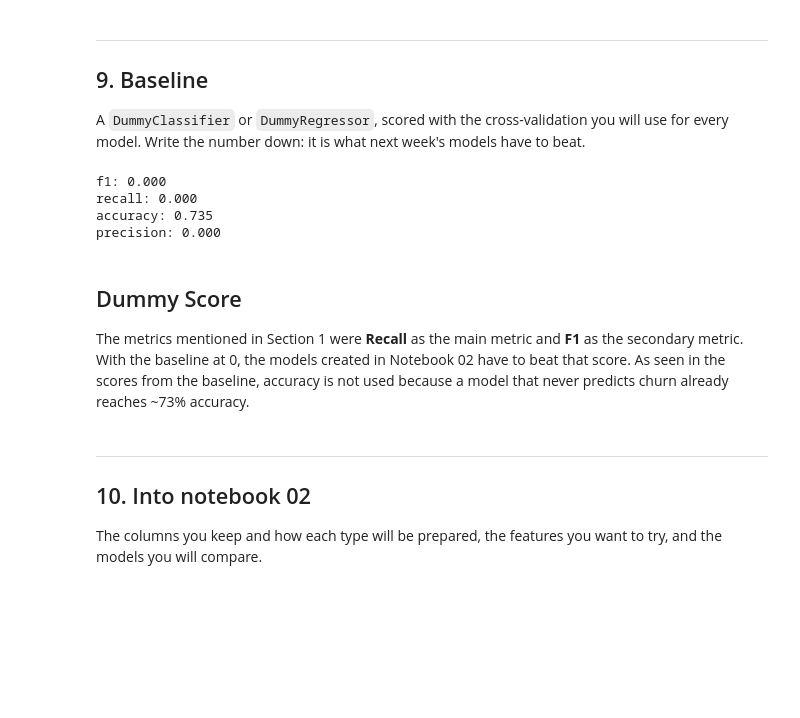
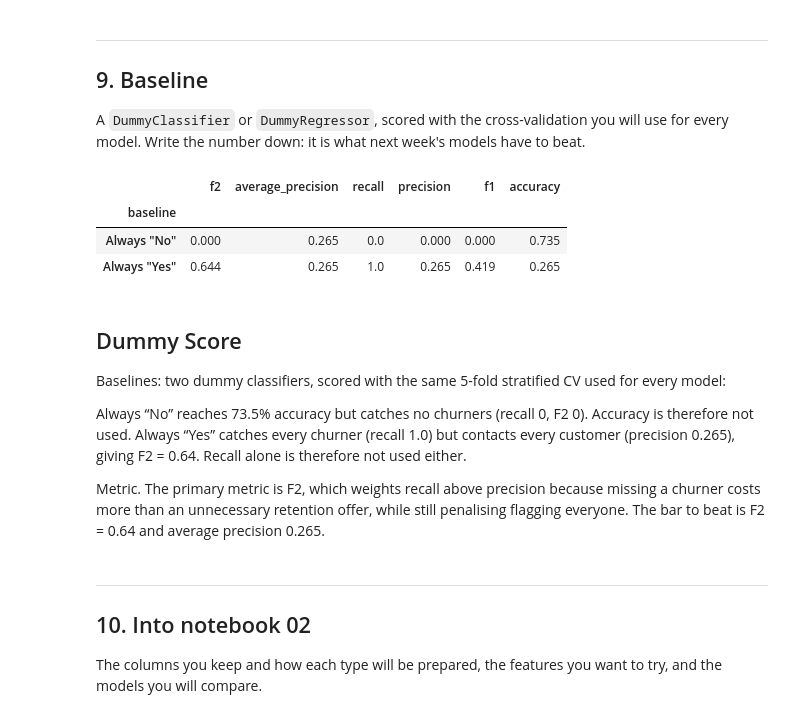
Before and after one commit to jkrstevska/project-2-ml, a Jupyter notebook: notebooks/01_eda_and_baseline.ipynb, the cells around one changed output. Cells and saved outputs as stored; diff of their text form; code cells hidden in the pictures; blank space fills up the shorter version.

Commit message:
Project-2-ML-Pipelines&Models

```diff
--- a/notebooks/01_eda_and_baseline.ipynb
+++ b/notebooks/01_eda_and_baseline.ipynb
@@ -318,26 +319,32 @@ from sklearn.metrics import make_scorer, precision_score
 # %%
-# Cross validation step to be used in every next step
+baselines = {
+    'Always "No"': DummyClassifier(strategy="most_frequent"),
+    'Always "Yes"': DummyClassifier(strategy="constant", constant=1),
+}
 
-dummy = DummyClassifier()
-cv = StratifiedKFold(n_splits=5, shuffle=True, random_state=0)
-scoring = {'f1': 'f1',
-           'recall': 'recall',
-           'accuracy': 'accuracy',
-           'precision': make_scorer(precision_score, zero_division=0)
-           }
+rows = []
+for name, model in baselines.items():
+    res = cross_validate(model, X_train, y_train, cv=CV, scoring=SCORING)
+    row = {"baseline": name}
+    for metric in SCORING:
+        row[metric] = res[f"test_{metric}"].mean()
+    rows.append(row)
 
-baseline = cross_validate(dummy, X_train, y_train, cv=cv, scoring=scoring)
-
-for metric in scoring:
-    print(f"{metric}: {baseline[f'test_{metric}'].mean():.3f}")
+baseline_table = pd.DataFrame(rows).set_index("baseline").round(3)
+baseline_table
 # %% [output]
-f1: 0.000
-recall: 0.000
-accuracy: 0.735
-precision: 0.000
+|  | f2 | average_precision | recall | precision | f1 | accuracy |
+| baseline |  |  |  |  |  |  |
+| Always "No" | 0.000 | 0.265 | 0.0 | 0.000 | 0.000 | 0.735 |
+| Always "Yes" | 0.644 | 0.265 | 1.0 | 0.265 | 0.419 | 0.265 |
 # %% [markdown]
 ## Dummy Score
-The metrics mentioned in Section 1 were **Recall** as the main metric and **F1** as the secondary metric. With the baseline at 0, the models created in Notebook 02 have to beat that score. As seen in the scores from the baseline, accuracy is not used because a model that never predicts churn already reaches ~73% accuracy.
+Baselines: two dummy classifiers, scored with the same 5-fold stratified CV used for every model:
+
+Always “No” reaches 73.5% accuracy but catches no churners (recall 0, F2 0). Accuracy is therefore not used.
+Always “Yes” catches every churner (recall 1.0) but contacts every customer (precision 0.265), giving F2 = 0.64. Recall alone is therefore not used either.
+
+Metric. The primary metric is F2, which weights recall above precision because missing a churner costs more than an unnecessary retention offer, while still penalising flagging everyone. The bar to beat is F2 = 0.64 and average precision 0.265.
 # %% [markdown]
 ---
 ## 10. Into notebook 02
```
Also changed, not shown: parts of 3 cells of this notebook, 1 other file.
